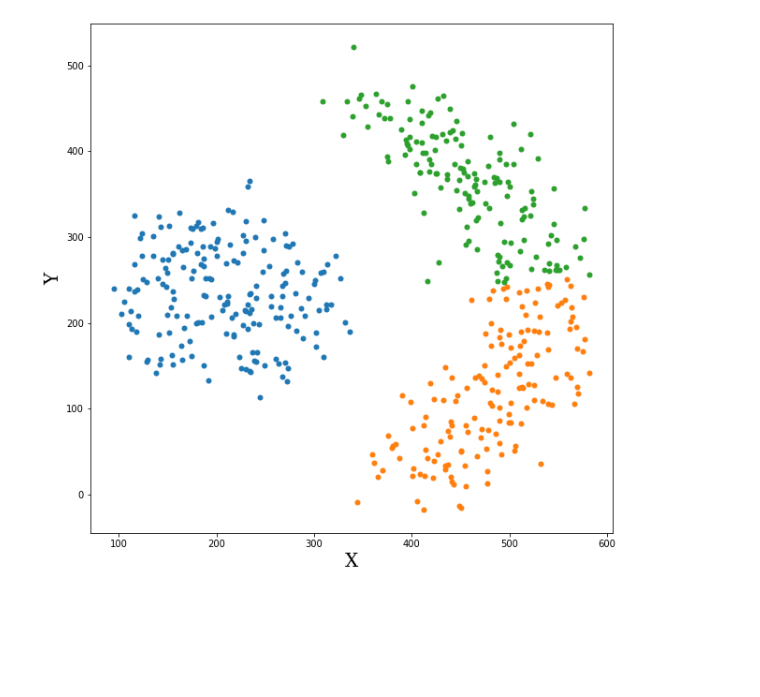
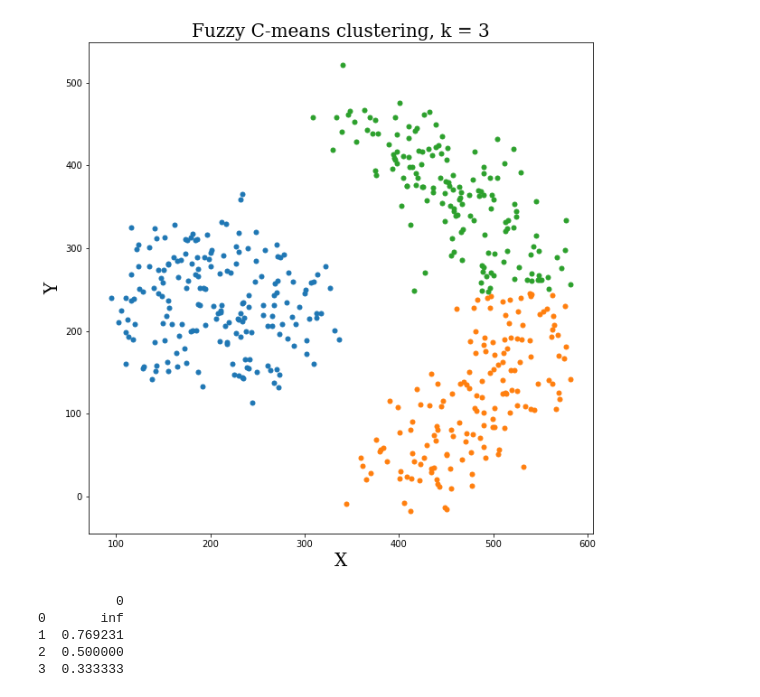
Before and after one commit to Hosein-Beheshti/CI-Fuzzy-C-means, a Jupyter notebook: FCM.ipynb, the cells around one changed output. Drawn from its saved outputs; the diff is of its cells as text; code cells hidden in the pictures; blank space fills up the shorter version.

```diff
--- a/FCM.ipynb
+++ b/FCM.ipynb
@@ -24,8 +24,7 @@ def find_centroids(df, k, membership_matrix, m):
 
     return centroids
 # %%
-def calculate_membership_matrix(df, centroids):
-    m = 2
+def calculate_membership_matrix(df, centroids, m):
     EuclidianDistance = pd.DataFrame()
     inverse_EuclidianDistance = pd.DataFrame()
     membership_matrix = pd.DataFrame()
@@ -40,23 +39,23 @@ def calculate_membership_matrix(df, centroids):
     sum = inverse_EuclidianDistance.sum(axis=1)
 
     for i in range(len(centroids)):
-        membership_matrix[len(membership_matrix.columns)] = 1 / np.power(EuclidianDistance[i], 1/(m-1))  / sum
+        membership_matrix[len(membership_matrix.columns)] = np.power(1 / EuclidianDistance[i], 1/(m-1)) / sum
 
     return membership_matrix
 # %%
-def c_means(df, k, max_it):
+def c_means(df, k, m, max_it):
     #initialing weights randomly
     membership_matrix = initialize_membership_matrix(df, k)
     centroids = np.zeros((k, len(df.columns)))
     for i in range(max_it):
-        temp_centroids = find_centroids(df, k, membership_matrix, 2)
+        temp_centroids = find_centroids(df, k, membership_matrix, m)
         # print(np.array_equal(centroids, temp_centroids))
         if np.array_equal(centroids, temp_centroids):
             # print("clustering finished, it", i)
             minvalue_series = membership_matrix.idxmin(axis = 1)
             return centroids, membership_matrix, minvalue_series
         centroids = temp_centroids
-        membership_matrix = calculate_membership_matrix(df, centroids)
+        membership_matrix = calculate_membership_matrix(df, centroids, m)
 
     minvalue_series = membership_matrix.idxmax(axis = 1)
     return centroids, membership_matrix, minvalue_series
@@ -115,9 +116,12 @@ clustering finished, it 2
 # %%
+df = our_datasets[0]
 k = 3
-lables = c_means(df, k, 200)
+max_it = 100
+m = 1.25
+
+centroids, membership_matrix, minvalue_seri = c_means(df, k, m, max_it)
 df_clustered = df.copy()
-df_clustered.loc[:, "Cluster"] = lables
-print(df_clustered)
+df_clustered.loc[:, "Cluster"] = minvalue_seri
 
 fig, ax = plt.subplots(figsize=(10, 10))
 ax.scatter(x = df[0], y = df[1], s=10)
@@ -129,19 +133,38 @@ NameError: name 'df' is not defined
 # %%
 groups = df_clustered.groupby("Cluster")
 fig, ax = plt.subplots(figsize=(10, 10))
 
 font1 = {'family':'serif','color':'black','size':20}
 
 plt.xlabel("X", fontdict = font1)
 plt.ylabel("Y", fontdict = font1)
 
 for name, group in groups:
      plt.plot(group[0], group[1], marker=".", markersize=10, linestyle="", label="Cluster")
 
-# plt.title('K-mean clustering, ' + 'K = '+str(k), fontdict = font1)
+plt.title('Fuzzy C-means clustering, ' + 'k = '+str(k), fontdict = font1)
 
 
 
 plt.show()
 # %% [output]
-[figure, old version]
+[figure, new version]
+# %%
+mainDf = pd.DataFrame()
+mainDf[0] = [0.0, 1.3 , 2 , 3]
+mainDf
+x = 0.0
+y = 1/mainDf
+y.replace([np.inf, -np.inf], 1, inplace=True)
+try:
+     y = 1/mainDf
+except ZeroDivisionError:
+     print("hello")
+
+print(y)
+# %% [output]
+          0
+0       inf
+1  0.769231
+2  0.500000
+3  0.333333
```
Also changed, not shown: parts of 7 cells of this notebook.
